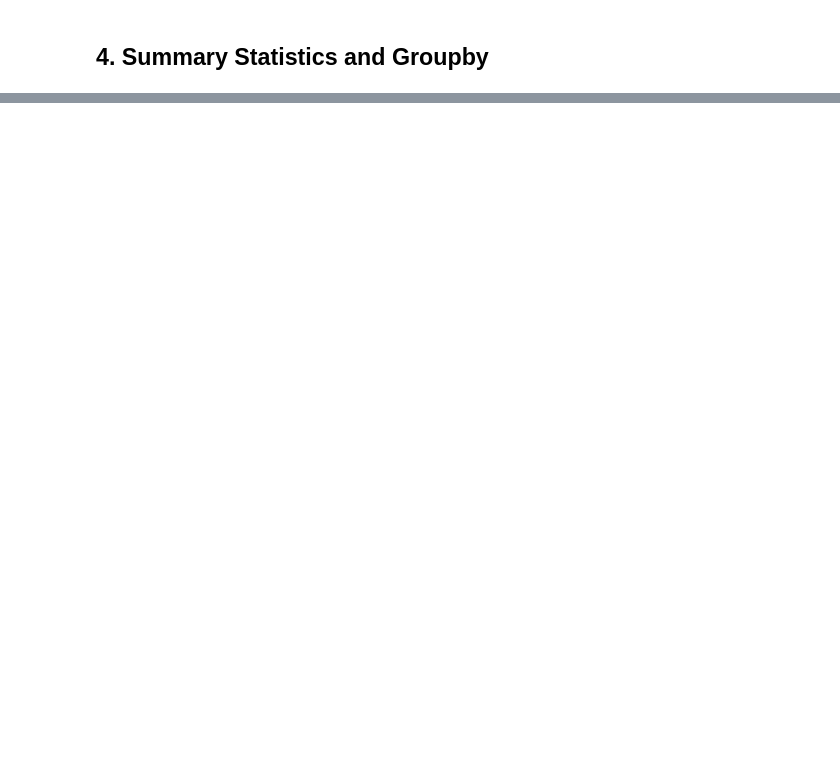
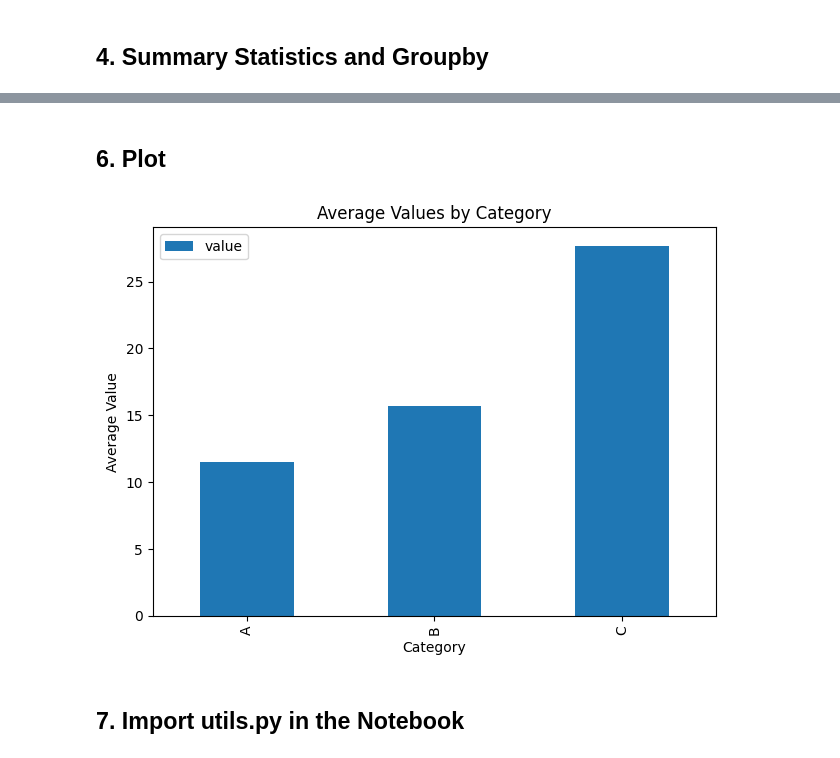
Before and after one commit to liuaixuan1/bootcamp_Aixuan_Liu, a Jupyter notebook: homework/homework03/homework03_python-fundamentals_submission.ipynb, the cells around one changed output, grey strips where cells are left out. Cells and saved outputs as stored; diff of their text form; code cells hidden in the pictures; blank space fills up the shorter version.

Commit message:
Complete homework 03 data preprocessing

```diff
--- a/homework/homework03/homework03_python-fundamentals_submission.ipynb
+++ b/homework/homework03/homework03_python-fundamentals_submission.ipynb
@@ -26,0 +95,6 @@ import matplotlib.pyplot as plt
+# %%
+# Load the dataset
+df = pd.read_csv("data/raw/starter_data.csv")
+
+# Display the first five rows
+df.head()
@@ -30,0 +155,3 @@ import matplotlib.pyplot as plt
+# %%
+grouped_summary = df.groupby("category").mean(numeric_only=True)
+grouped_summary
@@ -30,0 +188,18 @@ import matplotlib.pyplot as plt
+# %% [markdown]
+## 6. Plot
+# %%
+# Create a simple plot
+grouped_summary.plot(kind="bar")
+
+plt.title("Average Values by Category")
+plt.xlabel("Category")
+plt.ylabel("Average Value")
+plt.tight_layout()
+
+plt.savefig("reports/category_summary.png")
+
+plt.show()
+# %% [output]
+[figure, added]
+# %% [markdown]
+## 7. Import utils.py in the Notebook
```
Also changed, not shown: parts of 22 cells of this notebook.
